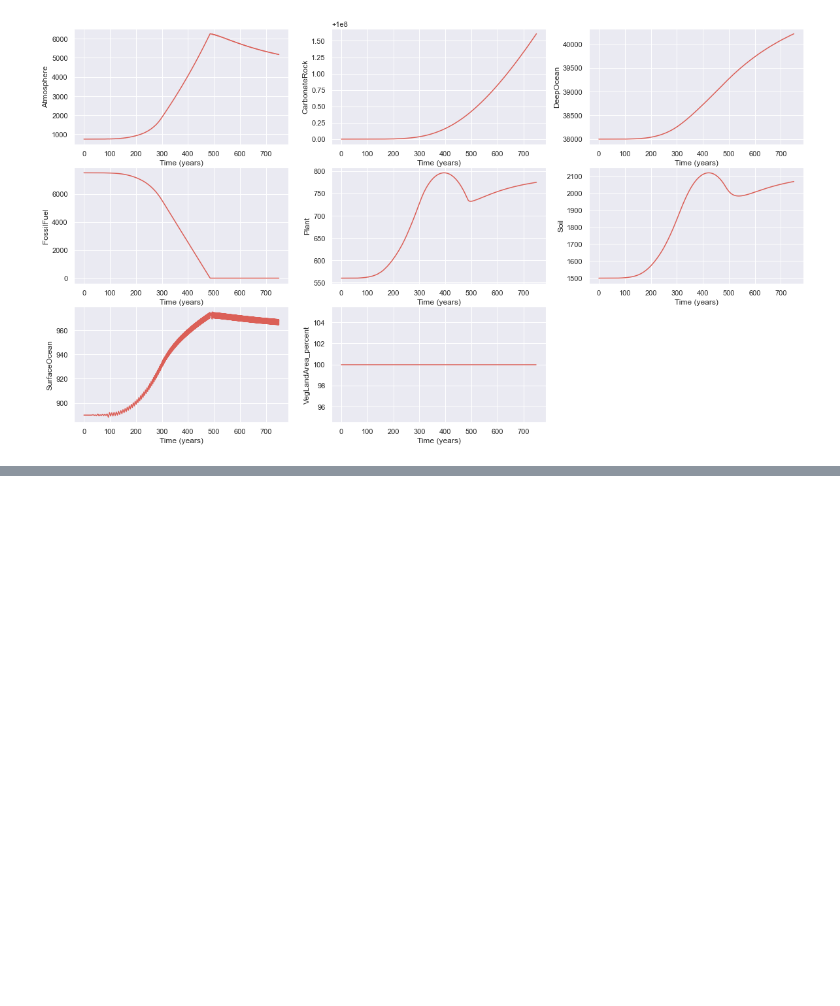
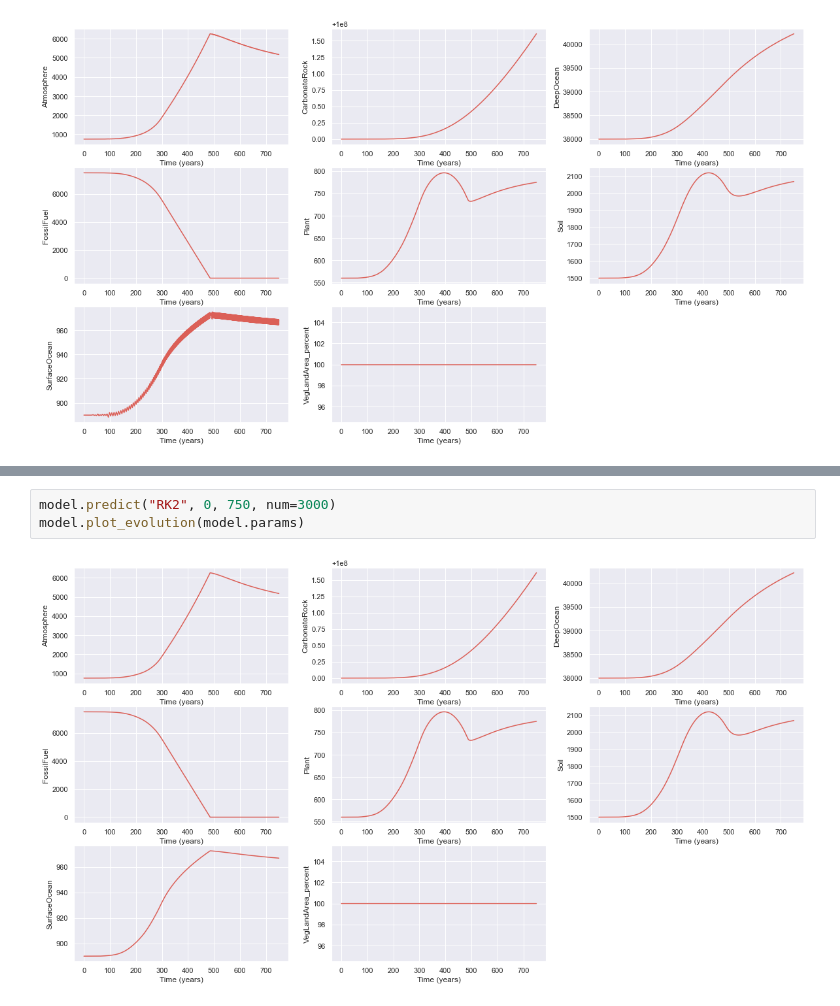
Before and after one commit to littlebuzzybee/MACS205a-Projet, a Jupyter notebook: carbone.ipynb, the cells around one changed output, grey strips where cells are left out. Saved outputs shown, nothing was run; the diff lists cells and outputs as text; blank space fills up the shorter version.

```diff
--- a/carbone.ipynb
+++ b/carbone.ipynb
@@ -311,0 +388,5 @@ model.plot_evolution(model.params)
+# %%
+model.predict("RK2", 0, 750, num=3000)
+model.plot_evolution(model.params)
+# %% [output]
+[figure, added]
```
Also changed, not shown: parts of 15 cells of this notebook.
